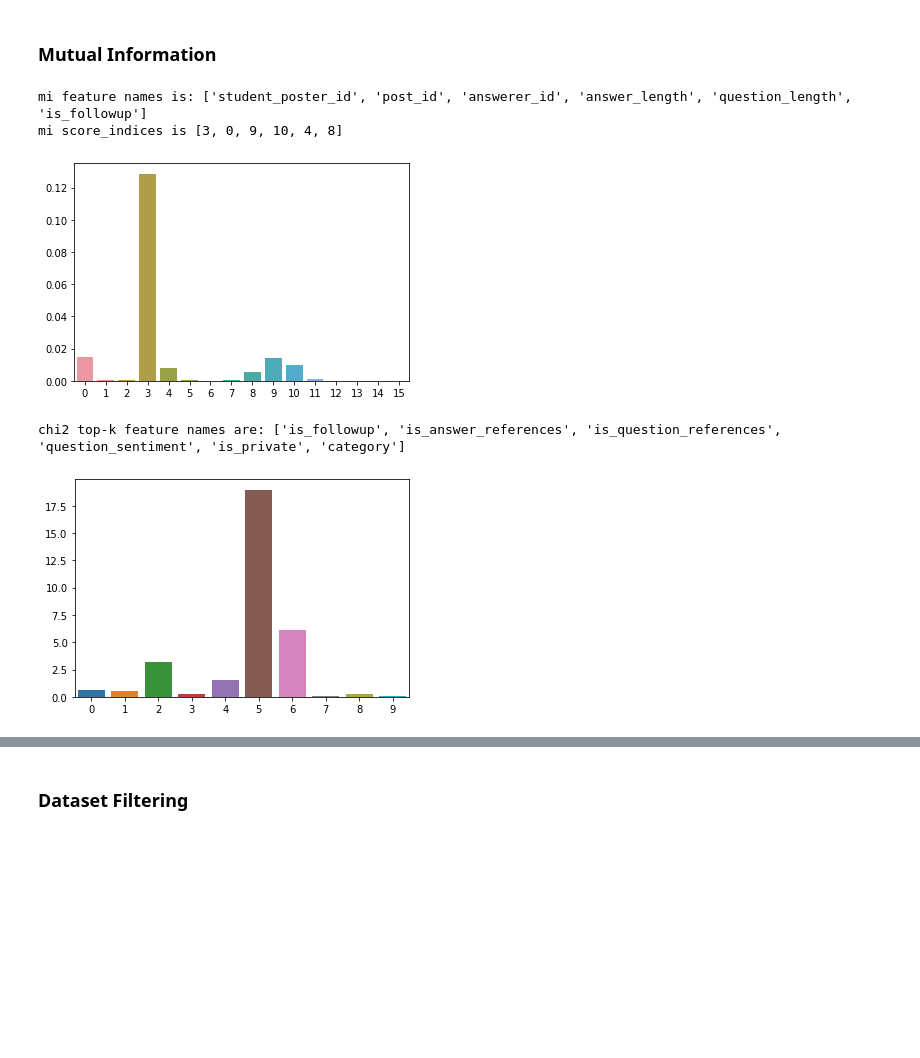
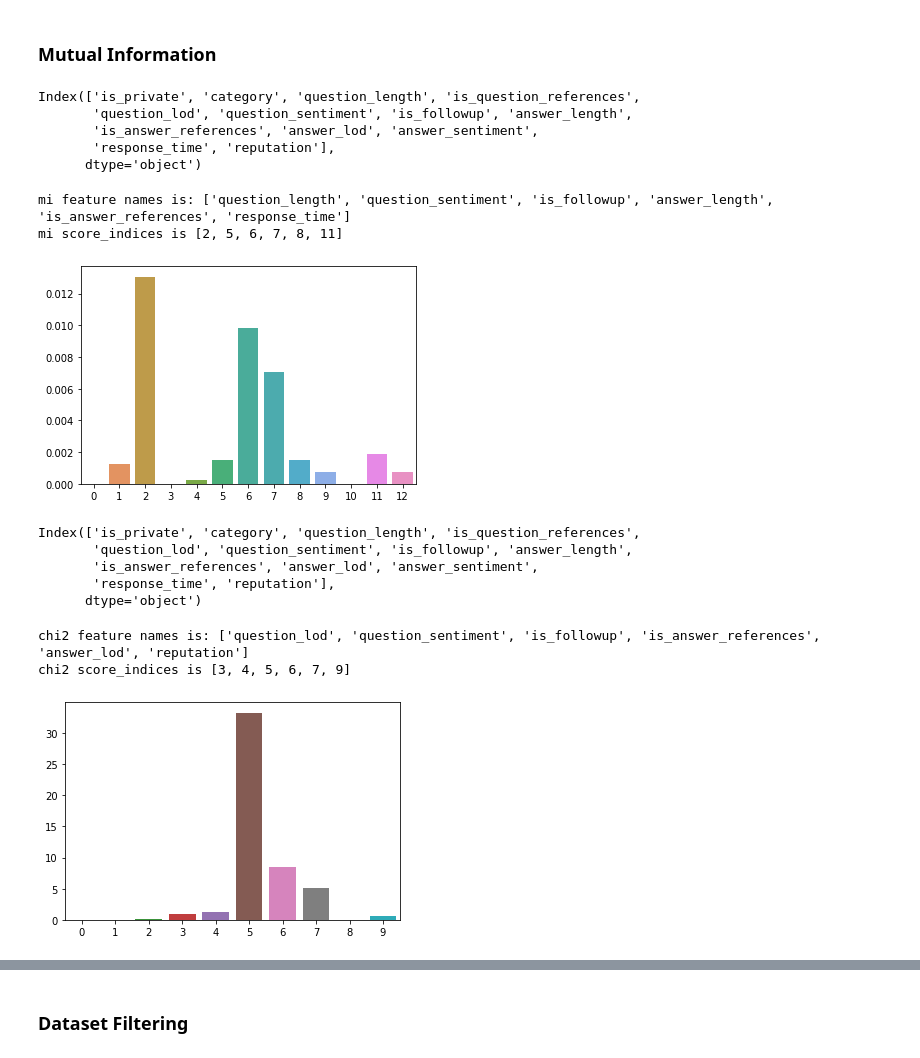
Before and after one commit to PiazzaBot/HelpfulResponses, a Jupyter notebook: data_analysis.ipynb, the cells around one changed output, grey strips where cells are left out. Drawn from its saved outputs; the diff is of its cells as text; code cells hidden in the pictures; blank space fills up the shorter version.

Commit message:
apply statistical tests to train set only

```diff
--- a/data_analysis.ipynb
+++ b/data_analysis.ipynb
@@ -113,68 +156,84 @@ plot_continuous_distributions(final_data, hue=None)
 # %% [markdown]
 ### Mutual Information
+# %%
+y_train = train['is_helpful']
+X_train = train.drop(labels=["is_helpful"], axis=1)
+
+X_train.keys()
+# %% [output]
+Index(['is_private', 'category', 'question_length', 'is_question_references',
+       'question_lod', 'question_sentiment', 'is_followup', 'answer_length',
+       'is_answer_references', 'answer_lod', 'answer_sentiment',
+       'response_time', 'reputation'],
+      dtype='object')
 # %%
 from functools import partial
 
-y_train = final_data['is_helpful']
-X_train = final_data.drop(labels=["is_helpful"], axis=1)
 
+def mutual_info_score():
+    return
 
 def plot_scores(X_train, y_train, select_k_best='all', continuous_features:set=None, seed=0, score_func=mutual_info_classif):
     """
     Determine and plot MI scores b/w train data and targets. MI is useful since it works for both discrete and continuous features.
     Chi-squared test only makes sense for discrete, nominal (as opposed to ordinal) features.
 
     Can still run chi-squared on a subset of the features.
     """
 
     features = list(X_train.keys())
 
+    if select_k_best == 'all':
+        select_k_best = len(features)
+
 
     if score_func == mutual_info_classif:
         discrete_indices = list(range(0, len(features)))
         # Remove continuous index features: q&a length, response time, post id, student/answerer id
         for f in continuous_features:
-            discrete_indices.remove(features.index(f))
+            if f in features:
+                discrete_indices.remove(features.index(f))
 
         score_func = partial(mutual_info_classif, discrete_features=discrete_indices, random_state=seed)
-        scores = score_func(X_train, y_train)
-    else: # chi2
-        scores = score_func(X_train, y_train)[0]
+        #scores = score_func(X_train, y_train)
+    #else: # chi2
+       # scores = score_func(X_train, y_train)[0]
+
+
+    select_k = SelectKBest(score_func, k=select_k_best).fit(X_train, y_train)
+    scores = select_k.scores_
+    support = select_k.get_support()
+
 
     scores = scores.tolist()
-
-    if select_k_best == 'all':
-        select_k_best = len(features)
-
     sns.barplot(x=list(range(0, len(features))), y=scores)
 
-    # Retrive top-k stores
-    sorted_scores = sorted(scores, reverse=True)
-    features = X_train.keys()
-    score_indices = []
-    feature_names = []
+    features = np.array(features)
+    feature_indices = np.where(support)[0]
+    feature_names = features[feature_indices]
 
-    for i in range(select_k_best):
-        score_index = scores.index(sorted_scores[i])
-        score_indices.append(score_index)
-        feature_names.append(features[score_index])
-
-    return feature_names, score_indices
-
+    return list(feature_names), list(feature_indices)
 
 
 mi_feature_names, mi_score_indices = plot_scores(X_train, y_train, continuous_features=continuous_features, select_k_best=6)
-
 print(f"mi feature names is: {mi_feature_names}\nmi score_indices is {mi_score_indices}")
 # %% [output]
-mi feature names is: ['student_poster_id', 'post_id', 'answerer_id', 'answer_length', 'question_length', 'is_followup']
-mi score_indices is [3, 0, 9, 10, 4, 8]
+mi feature names is: ['question_length', 'question_sentiment', 'is_followup', 'answer_length', 'is_answer_references', 'response_time']
+mi score_indices is [2, 5, 6, 7, 8, 11]
-[figure, old version]
+[figure, new version]
+# %%
+X_train.keys()
+# %% [output]
+Index(['is_private', 'category', 'question_length', 'is_question_references',
+       'question_lod', 'question_sentiment', 'is_followup', 'answer_length',
+       'is_answer_references', 'answer_lod', 'answer_sentiment',
+       'response_time', 'reputation'],
+      dtype='object')
 # %%
-X_train_continuous = X_train.drop(list(continuous_features), axis=1)
-chi2_feature_names, chi2_score_indices = plot_scores(X_train_continuous, y_train, select_k_best=6, score_func=chi2)
-
-print(f"chi2 top-k feature names are: {chi2_feature_names}\n")
+X_train_discrete = X_train.drop(list(continuous_features), axis=1, errors='ignore')
+chi2_feature_names, chi2_score_indices = plot_scores(X_train_discrete, y_train, select_k_best=6, score_func=chi2)
+print(f"chi2 feature names is: {chi2_feature_names}\nchi2 score_indices is {chi2_score_indices}")
 # %% [output]
-chi2 top-k feature names are: ['is_followup', 'is_answer_references', 'is_question_references', 'question_sentiment', 'is_private', 'category']
+chi2 feature names is: ['question_lod', 'question_sentiment', 'is_followup', 'is_answer_references', 'answer_lod', 'reputation']
+chi2 score_indices is [3, 4, 5, 6, 7, 9]
-[figure, old version]
+[figure, new version]
```
Also changed, not shown: parts of 8 cells of this notebook.
